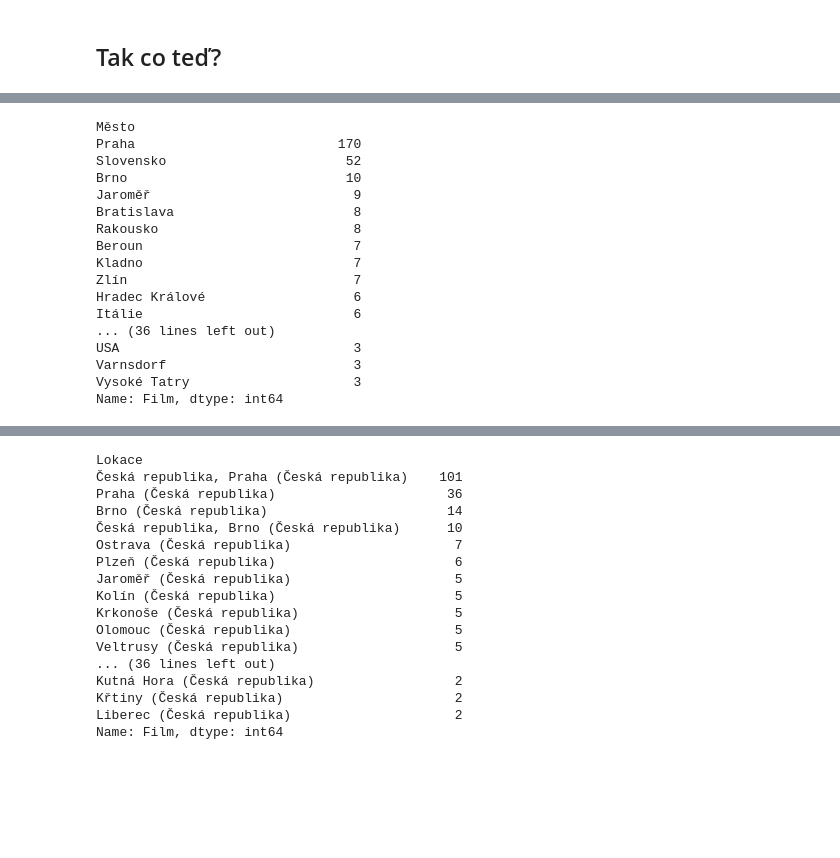
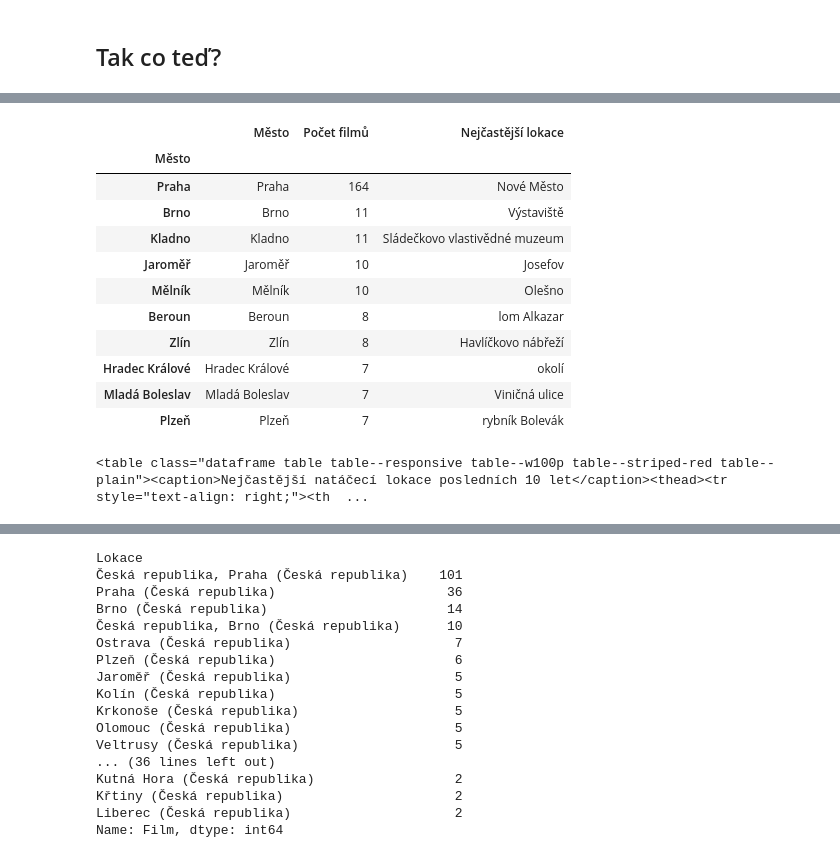
Before and after one commit to DataRozhlas/filmovy-prehled, a Jupyter notebook: 905b lokace.ipynb, the cells around one changed output, grey strips where cells are left out. Cells and saved outputs as stored; diff of their text form; code cells hidden in the pictures; blank space fills up the shorter version.

Commit message:
update postav a lokací

```diff
--- a/905b lokace.ipynb
+++ b/905b lokace.ipynb
@@ -127,7 +156,7 @@ Name: Lokace, Length: 3950, dtype: object
 # %%
 hcf = df[df["Délka"] == "dlouhometrážní"].explode("Typologie")
 hcf = hcf[hcf["Typologie"] == "hraný"]
-hcf = hcf[hcf["Copyright"] >= 1999]
+hcf = hcf[hcf["Copyright"] >= 2013]
 # %%
 hcf["Film"].nunique()
 # %% [output]
@@ -135,20 +184,24 @@ hcf["Film"].nunique()
 # %%
-hcf.groupby("Město")["Film"].nunique().nlargest(50)
+lokace = pd.DataFrame(hcf[~hcf["Město"].isin(["Slovensko","Česká republika","Bratislava","Rakousko","Francie","Itálie"])].groupby("Město")["Film"].nunique().nlargest(10))
+lokace["Město"] = lokace.index
+lokace["Počet filmů"] = lokace["Film"]
+lokace["Nejčastější lokace"] = lokace["Město"].apply(lambda x: hcf[(hcf["Město"].str.contains(x, na=False) & (~hcf["Lokace čistá"].str.contains(x, na=False)))]["Lokace čistá"].value_counts().idxmax())
+lokace = lokace.drop(columns=["Film"])
+lokace
 # %% [output]
-Město
-Praha                          170
-Slovensko                       52
-Brno                            10
-Jaroměř                          9
-Bratislava                       8
-Rakousko                         8
-Beroun                           7
-Kladno                           7
-Zlín                             7
-Hradec Králové                   6
-Itálie                           6
-... (36 lines left out)
-USA                              3
-Varnsdorf                        3
-Vysoké Tatry                     3
-Name: Film, dtype: int64
+|  | Město | Počet filmů | Nejčastější lokace |
+| Město |  |  |  |
+| Praha | Praha | 164 | Nové Město |
+| Brno | Brno | 11 | Výstaviště |
+| Kladno | Kladno | 11 | Sládečkovo vlastivědné muzeum |
+| Jaroměř | Jaroměř | 10 | Josefov |
+| Mělník | Mělník | 10 | Olešno |
+| Beroun | Beroun | 8 | lom Alkazar |
+| Zlín | Zlín | 8 | Havlíčkovo nábřeží |
+| Hradec Králové | Hradec Králové | 7 | okolí |
+| Mladá Boleslav | Mladá Boleslav | 7 | Viničná ulice |
+| Plzeň | Plzeň | 7 | rybník Bolevák |
+# %%
+tabulka(lokace, titulek="Nejčastější natáčecí lokace posledních 10 let", vysvetlivka="Srovnání zahrnuje celovečerní hrané filmy. Sloupec konkrétních lokací je jen orientační: co může jednou označené jako Výstaviště, může být jindy uvedeno jako BVV či Pisárky.")
+# %% [output]
+<table class="dataframe table table--responsive table--w100p table--striped-red table--plain"><caption>Nejčastější natáčecí lokace posledních 10 let</caption><thead><tr style="text-align: right;"><th  ...
```
Also changed, not shown: parts of 15 cells of this notebook, 11 other files.
